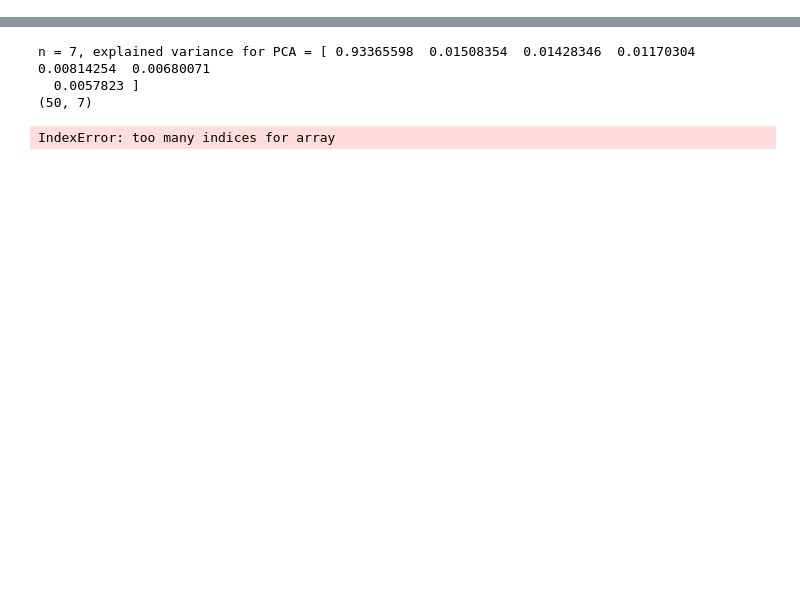
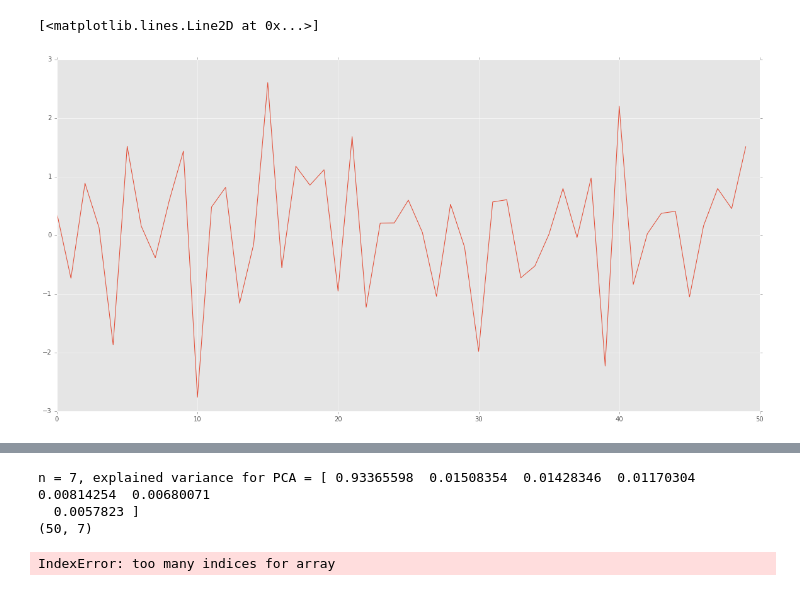
Before and after one commit to dataScientist11/Machine_Learning_stockPrediction, a Jupyter notebook: quant11.ipynb, the cells around one changed output, grey strips where cells are left out. Drawn from its saved outputs; the diff is of its cells as text; code cells hidden in the pictures; blank space fills up the shorter version.

```diff
--- a/quant11.ipynb
+++ b/quant11.ipynb
@@ -122,3 +217,10 @@ yplot.set_ylabel('Daily Open Close Prices');
+# %%
+a = [0.37770974,-0.73307011,0.88773289,0.13026491,-1.86906431,1.52028684,0.15742395,-0.38432996,0.59800504,1.4368041,-2.76458525,0.48187279,0.81824333,-1.15907964,-0.14791345,2.60427284,-0.55643502,1.17828395,0.85551937,1.11863532,-0.95189415,1.68381162,-1.2285826,0.20917567,0.21139037,0.59982421,0.04832726,-1.04204633,0.53017159,-0.20220081,-1.9821128,0.56913762,0.60732677,-0.7248571,-0.52386703,0.01656557,0.79900966,-0.03771517,0.97580942,-2.23002944,2.20280162,-0.83724361,0.02633449,0.3757501,0.40947482,-1.05293429,0.16270305,0.79781595,0.45513208,1.51234413]
+plt.figure(figsize=(20,10))
+plt.plot([i for i,j in enumerate(a)], a)
+# %% [output]
+[<matplotlib.lines.Line2D at 0x...>]
+[figure, added]
 # %%
 from sklearn import datasets
 from sklearn import cross_validation
```
Also changed, not shown: parts of 15 cells of this notebook, 5 other files.
